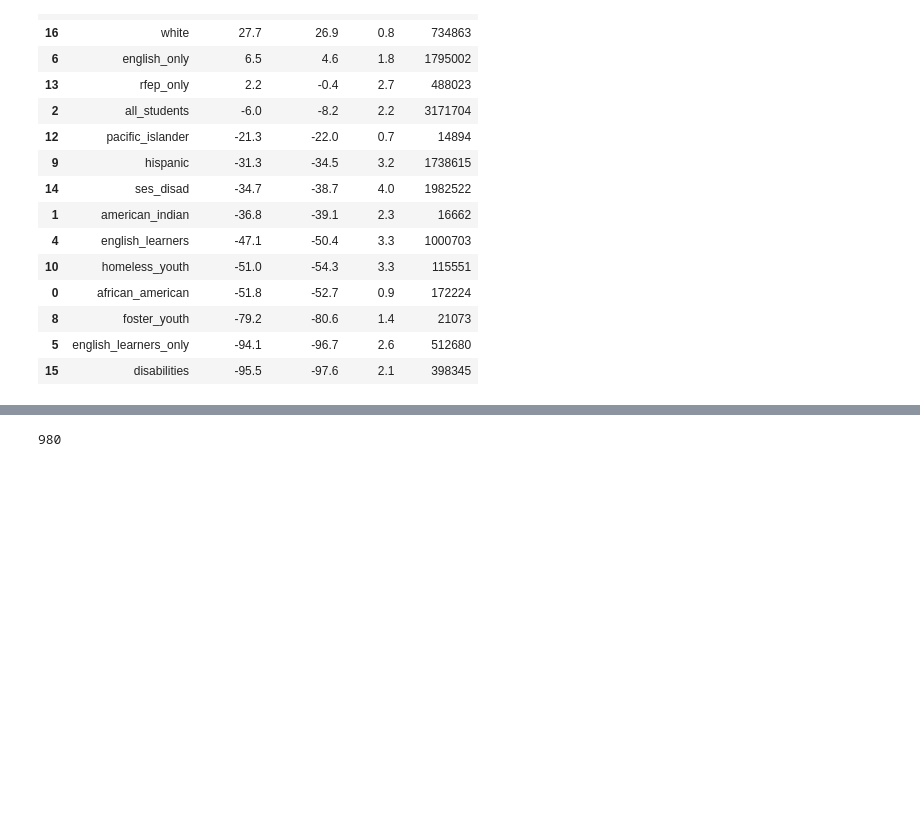
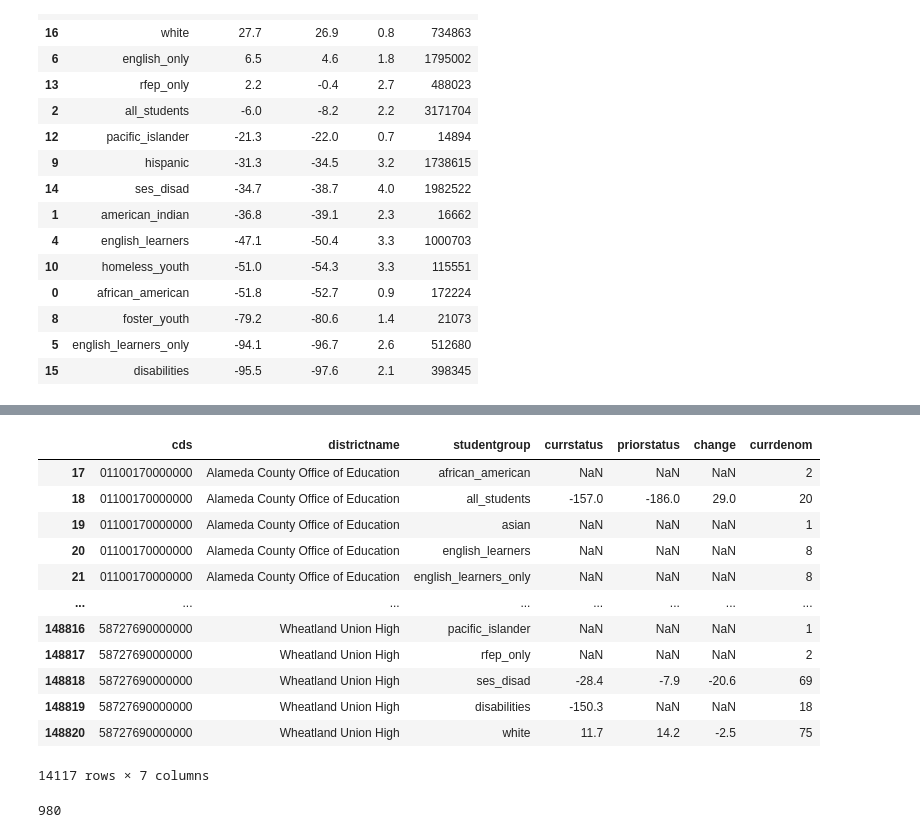
Before and after one commit to fiendskrah/finalcapstone, a Jupyter notebook: project.ipynb, the cells around one changed output, grey strips where cells are left out. Cells and saved outputs as stored; diff of their text form; code cells hidden in the pictures; blank space fills up the shorter version.

```diff
--- a/project.ipynb
+++ b/project.ipynb
@@ -233,6 +266,22 @@ dfe = pandas.concat([dfe.pop(x) for x in ['cds',
                                           'currdenom']],
                   1)
 # slice out columns
+# %%
+dfe
+# %% [output]
+|  | cds | districtname | studentgroup | currstatus | priorstatus | change | currdenom |
+| 17 | 01100170000000 | Alameda County Office of Education | african_american | NaN | NaN | NaN | 2 |
+| 18 | 01100170000000 | Alameda County Office of Education | all_students | -157.0 | -186.0 | 29.0 | 20 |
+| 19 | 01100170000000 | Alameda County Office of Education | asian | NaN | NaN | NaN | 1 |
+| 20 | 01100170000000 | Alameda County Office of Education | english_learners | NaN | NaN | NaN | 8 |
+| 21 | 01100170000000 | Alameda County Office of Education | english_learners_only | NaN | NaN | NaN | 8 |
+| ... | ... | ... | ... | ... | ... | ... | ... |
+| 148816 | 58727690000000 | Wheatland Union High | pacific_islander | NaN | NaN | NaN | 1 |
+| 148817 | 58727690000000 | Wheatland Union High | rfep_only | NaN | NaN | NaN | 2 |
+| 148818 | 58727690000000 | Wheatland Union High | ses_disad | -28.4 | -7.9 | -20.6 | 69 |
+| 148819 | 58727690000000 | Wheatland Union High | disabilities | -150.3 | NaN | NaN | 18 |
+| 148820 | 58727690000000 | Wheatland Union High | white | 11.7 | 14.2 | -2.5 | 75 |
+14117 rows × 7 columns
 # %%
 len(elat)
 # %% [output]
```
Also changed, not shown: parts of 32 cells of this notebook, 1 other file.
